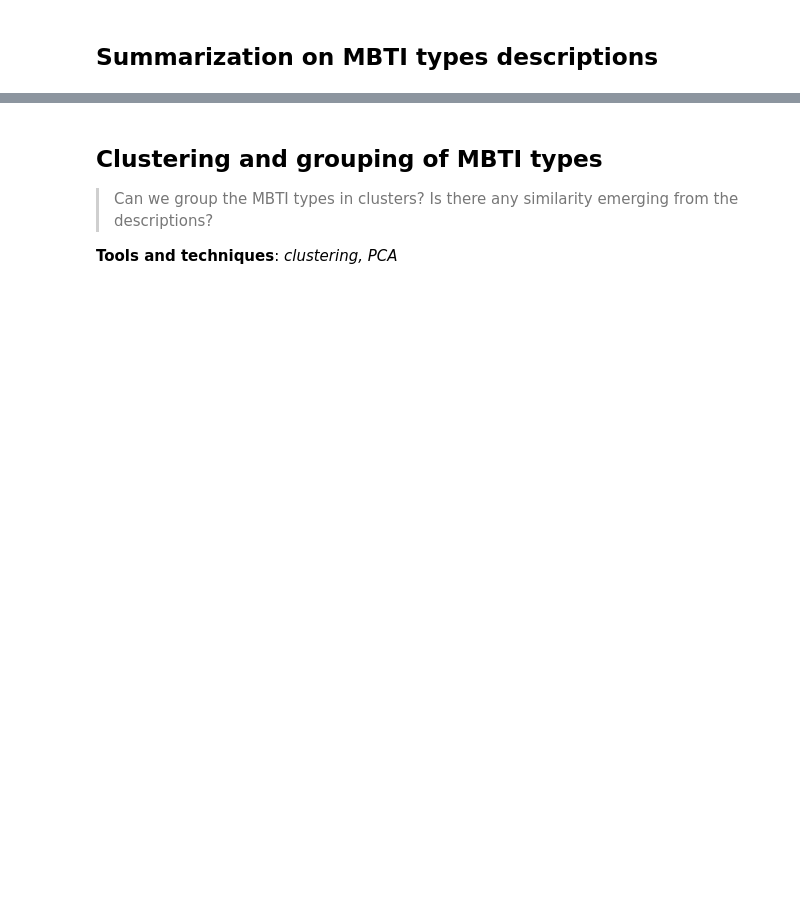
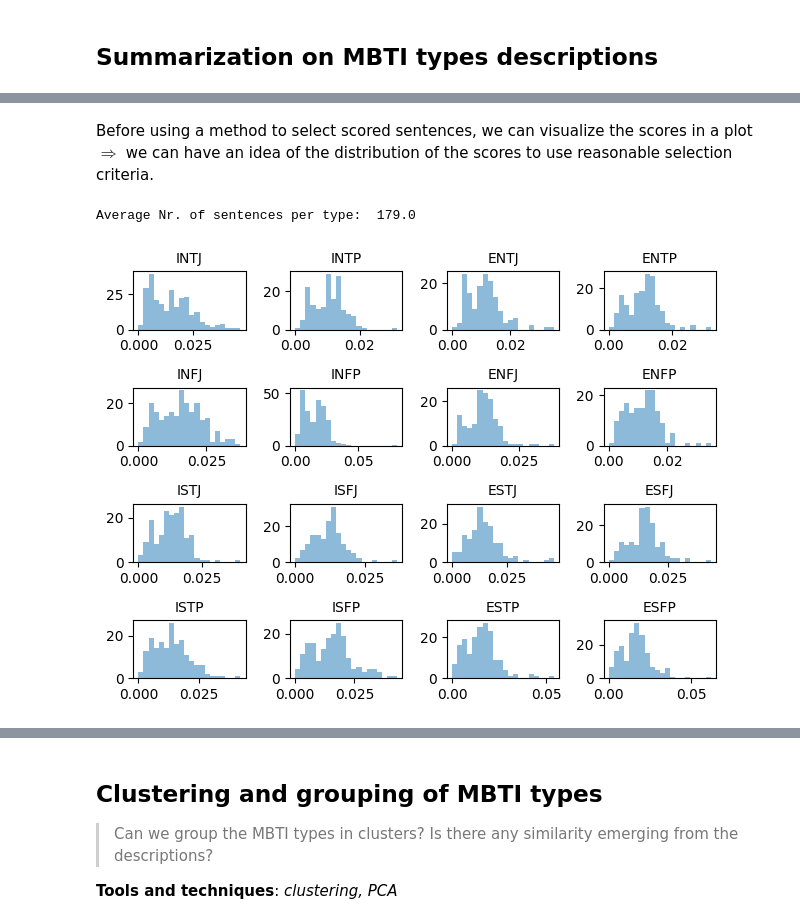
Before and after one commit to emanuelena49/MBTI-NLP, a Jupyter notebook: mbti_types.ipynb, the cells around one changed output, grey strips where cells are left out. Saved outputs shown, nothing was run; the diff lists cells and outputs as text; code cells hidden in the pictures; blank space fills up the shorter version.

Commit message:
refactor: summarization on types

```diff
--- a/mbti_types.ipynb
+++ b/mbti_types.ipynb
@@ -355,0 +396,44 @@ df_types.head(1)
+# %%
+# score sentences
+# [Needed time: 30 seconds]
+
+# define a sentence preprocesser function
+sentence_preprocesser = lambda x: preprocessing(x, n_ngrams=2, other_stopwords=types_letters_and_nicknames)
+
+# score sentences
+sect_scored_sentences = df_types_sects.apply(
+    lambda row: score_sentences(
+        row['corpus'],
+        sect_tfidf_scores[row.name],
+        sentence_preprocesser), axis=1)
+
+type_scored_sentences = df_types_ft.apply(
+    lambda row: score_sentences(
+        row['corpus'],
+        type_tfidf_scores[row.name],
+        sentence_preprocesser), axis=1)
+# %% [markdown]
+Before using a method to select scored sentences, we can visualize the scores in a plot $\Rightarrow$ we can have an idea of the distribution of the scores to use reasonable selection criteria.
+# %%
+# plot scores distribution on types level
+
+print(
+    "Average Nr. of sentences per type: ",
+    type_scored_sentences.apply(len).mean())
+
+i = 1
+for t in type_scored_sentences.keys():
+    plt.subplot(4, 4, i)
+    plt.hist(
+        [score for (_, score) in type_scored_sentences[t]],
+        bins=20,
+        alpha=0.5,
+        label=t)
+    plt.title(t, fontsize=10)
+    plt.tight_layout()
+    i += 1
+
+del i
+# %% [output]
+Average Nr. of sentences per type:  179.0
+[figure, added]
```
Also changed, not shown: parts of 30 cells of this notebook.
